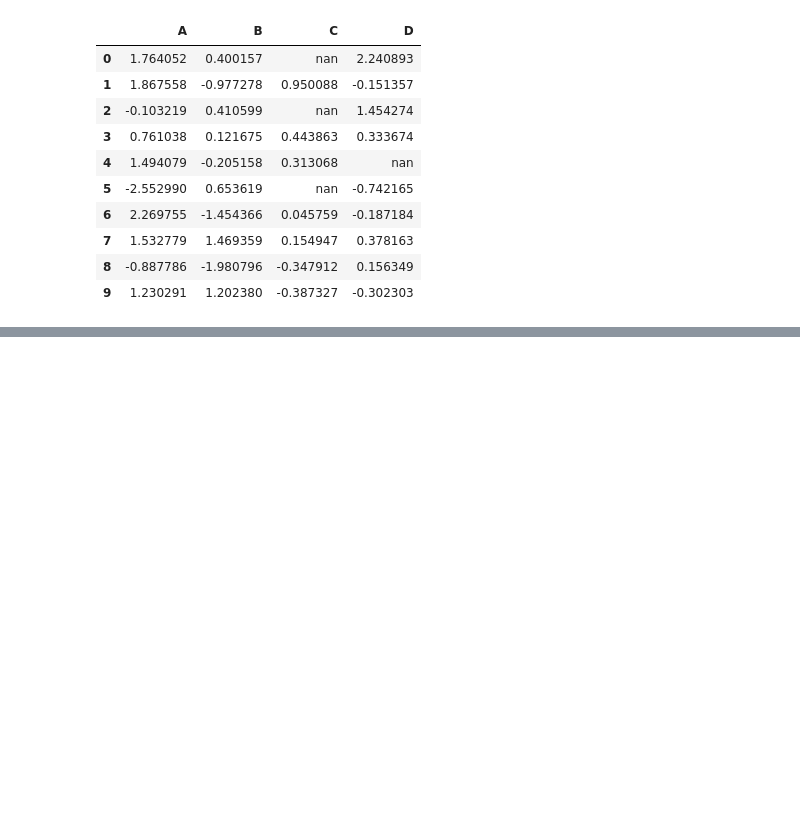
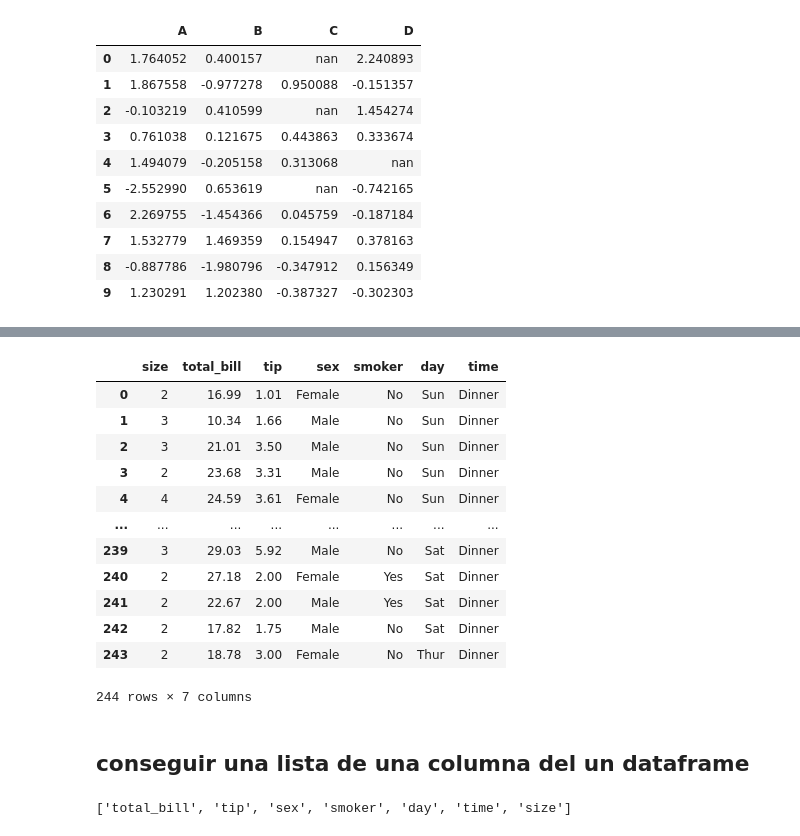
Before and after one commit to pacomm5/Plantillas, a Jupyter notebook: PANDAS.ipynb, the cells around one changed output, grey strips where cells are left out. Drawn from its saved outputs; the diff is of its cells as text; code cells hidden in the pictures; blank space fills up the shorter version.

```diff
--- a/PANDAS.ipynb
+++ b/PANDAS.ipynb
@@ -1329,0 +1390,39 @@ df2.style.highlight_null(null_color="lawngreen")
+# %%
+#Here move the last column to the first
+cols = cols[-1:] + cols[:-1] # aqui lo que estamos haciendo es cambiar
+# la columna de sitio
+# %%
+#then assign the cols
+tips = tips[cols]
+tips
+# %% [output]
+|  | size | total_bill | tip | sex | smoker | day | time |
+| 0 | 2 | 16.99 | 1.01 | Female | No | Sun | Dinner |
+| 1 | 3 | 10.34 | 1.66 | Male | No | Sun | Dinner |
+| 2 | 3 | 21.01 | 3.50 | Male | No | Sun | Dinner |
+| 3 | 2 | 23.68 | 3.31 | Male | No | Sun | Dinner |
+| 4 | 4 | 24.59 | 3.61 | Female | No | Sun | Dinner |
+| ... | ... | ... | ... | ... | ... | ... | ... |
+| 239 | 3 | 29.03 | 5.92 | Male | No | Sat | Dinner |
+| 240 | 2 | 27.18 | 2.00 | Female | Yes | Sat | Dinner |
+| 241 | 2 | 22.67 | 2.00 | Male | Yes | Sat | Dinner |
+| 242 | 2 | 17.82 | 1.75 | Male | No | Sat | Dinner |
+| 243 | 2 | 18.78 | 3.00 | Female | No | Thur | Dinner |
+244 rows × 7 columns
+# %% [markdown]
+## conseguir una lista de una columna del un dataframe
+# %%
+url = (
+    "https://raw.github.com/pandas-dev"
+    "/pandas/main/pandas/tests/io/data/csv/tips.csv"
+)
+
+tips = pd.read_csv(url)
+
+cols = tips.columns.tolist()
+#or
+list(tips.columns.values)
+
+cols
+# %% [output]
+['total_bill', 'tip', 'sex', 'smoker', 'day', 'time', 'size']
```
Also changed, not shown: parts of 18 cells of this notebook.
